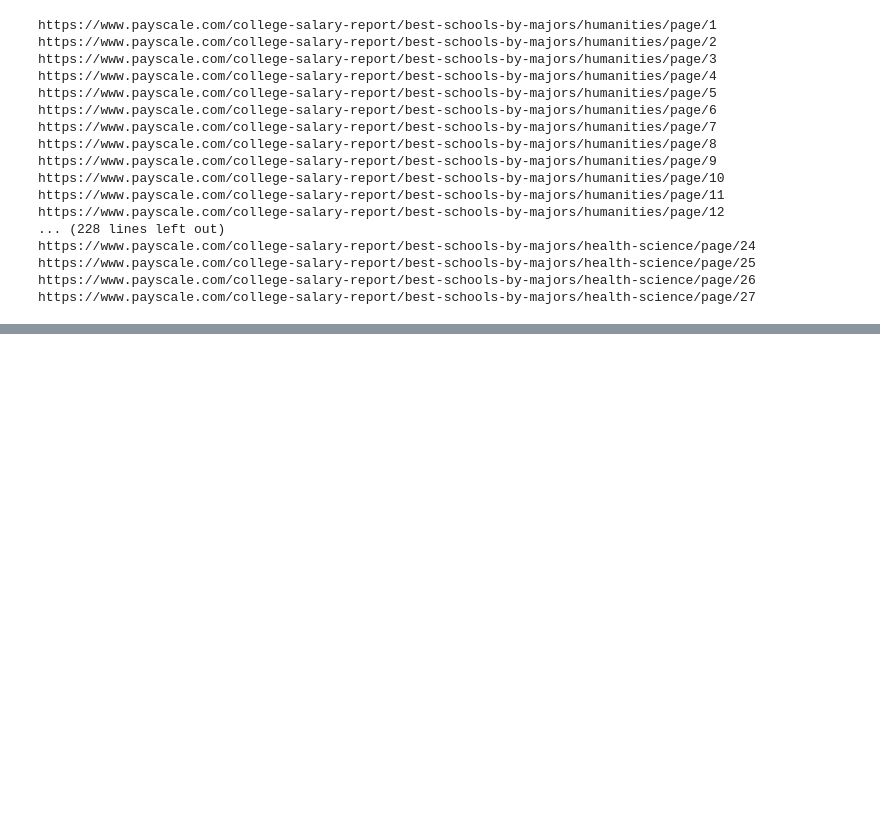
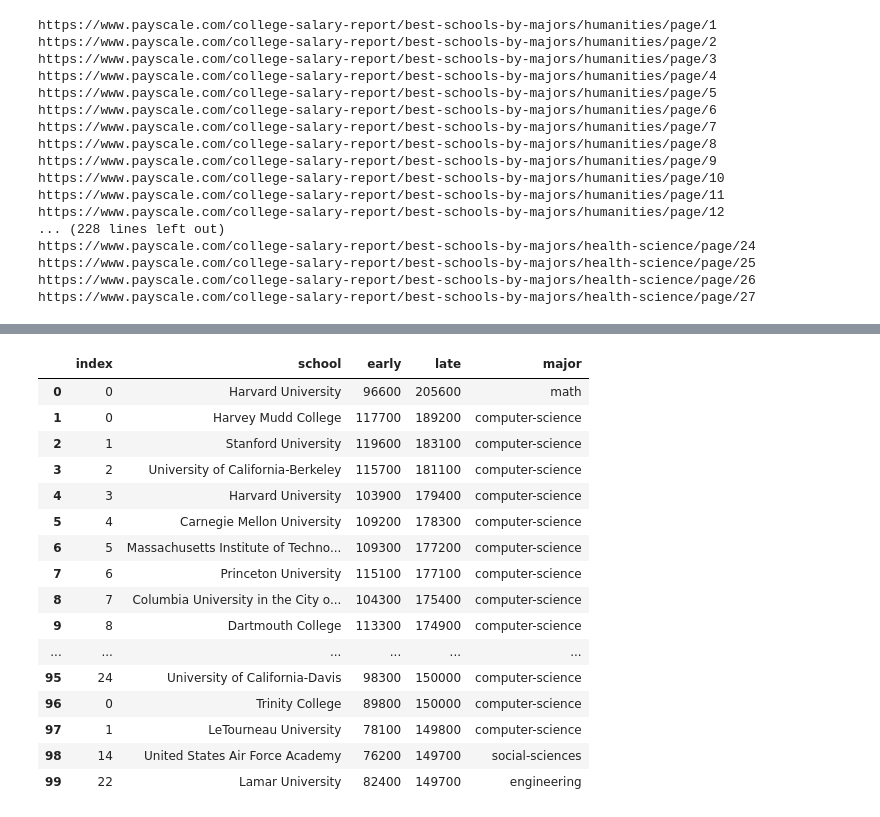
Before and after one commit to geoffswc/College-PayScale-Analysis, a Jupyter notebook: Payscale-All.ipynb, the cells around one changed output, grey strips where cells are left out. Cells and saved outputs as stored; diff of their text form; code cells hidden in the pictures; blank space fills up the shorter version.

```diff
--- a/Payscale-All.ipynb
+++ b/Payscale-All.ipynb
@@ -76,3 +75,23 @@ df.to_csv('payscale-all-majors-colleges.csv')
 # %%
 from pandasql import sqldf
 pysqldf = lambda q: sqldf(q, globals())
+# %%
+pysqldf("SELECT * FROM df ORDER BY late DESC LIMIT 100")
+# %% [output]
+|  | index | school | early | late | major |
+| 0 | 0 | Harvard University | 96600 | 205600 | math |
+| 1 | 0 | Harvey Mudd College | 117700 | 189200 | computer-science |
+| 2 | 1 | Stanford University | 119600 | 183100 | computer-science |
+| 3 | 2 | University of California-Berkeley | 115700 | 181100 | computer-science |
+| 4 | 3 | Harvard University | 103900 | 179400 | computer-science |
+| 5 | 4 | Carnegie Mellon University | 109200 | 178300 | computer-science |
+| 6 | 5 | Massachusetts Institute of Techno... | 109300 | 177200 | computer-science |
+| 7 | 6 | Princeton University | 115100 | 177100 | computer-science |
+| 8 | 7 | Columbia University in the City o... | 104300 | 175400 | computer-science |
+| 9 | 8 | Dartmouth College | 113300 | 174900 | computer-science |
+| ... | ... | ... | ... | ... | ... |
+| 95 | 24 | University of California-Davis | 98300 | 150000 | computer-science |
+| 96 | 0 | Trinity College | 89800 | 150000 | computer-science |
+| 97 | 1 | LeTourneau University | 78100 | 149800 | computer-science |
+| 98 | 14 | United States Air Force Academy | 76200 | 149700 | social-sciences |
+| 99 | 22 | Lamar University | 82400 | 149700 | engineering |
```
Also changed, not shown: parts of 13 cells of this notebook, 2 other files.
